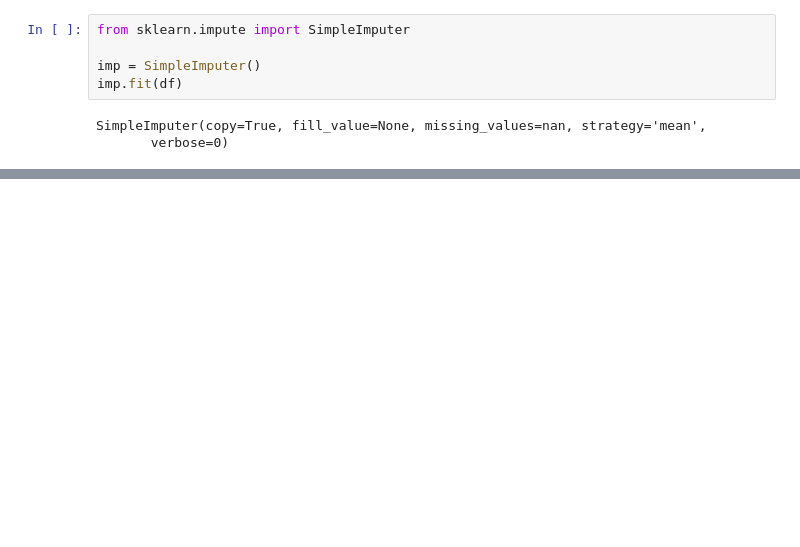
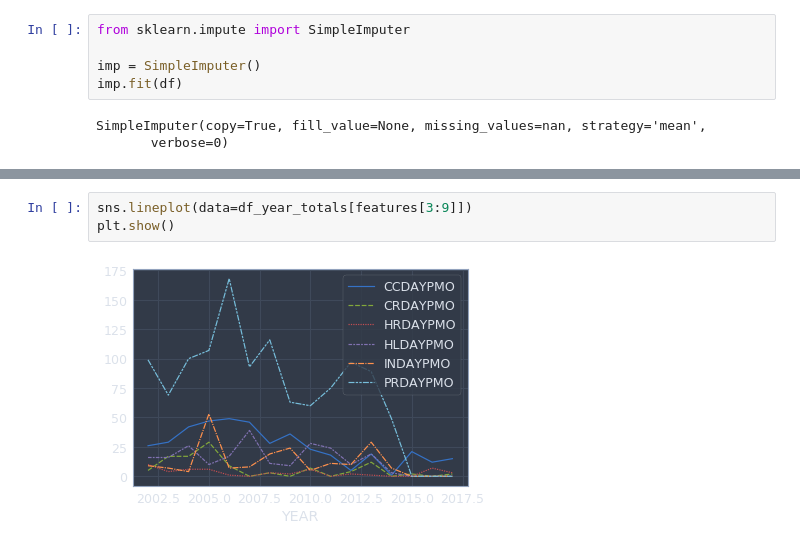
Before and after one commit to displaced-lobster/BDC2019, a Jupyter notebook: NSDUH.ipynb, the cells around one changed output, grey strips where cells are left out. Saved outputs shown, nothing was run; the diff lists cells and outputs as text; blank space fills up the shorter version.

```diff
--- a/NSDUH.ipynb
+++ b/NSDUH.ipynb
@@ -223,0 +291,5 @@ save_dataset(df_imp, './datasets/nsduh/NSDUH_2002_2017_reduced_imputed.csv')
+# %%
+sns.lineplot(data=df_year_totals[features[3:9]])
+plt.show()
+# %% [output]
+[figure, added]
```
Also changed, not shown: parts of 19 cells of this notebook.
